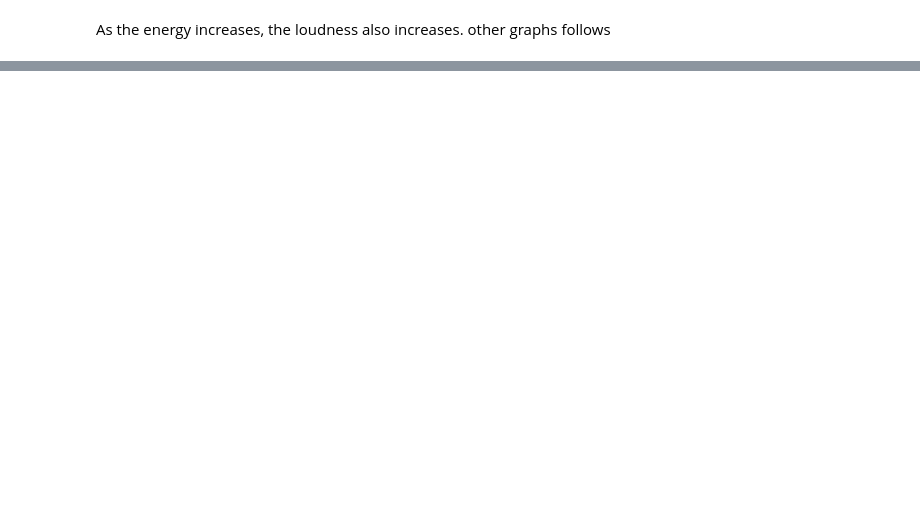
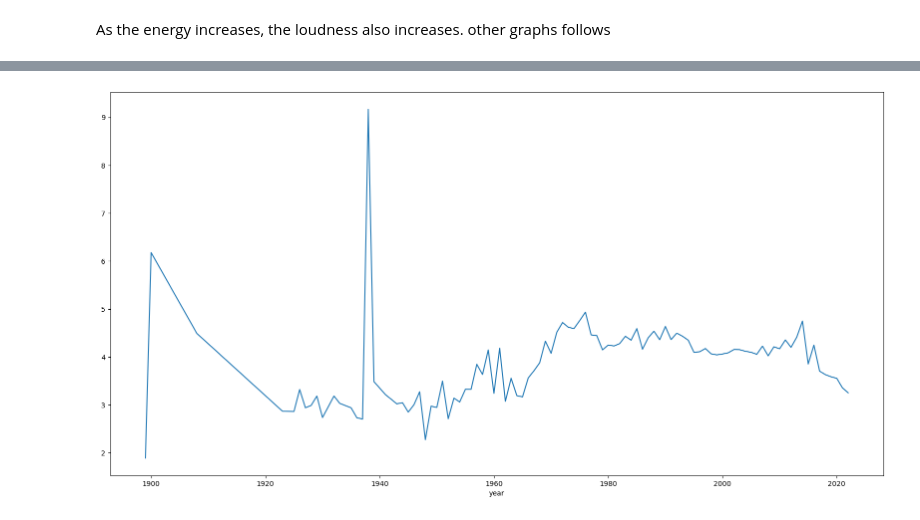
Before and after one commit to dapniii/DATA102-Spotify-Recommendation-System, a Jupyter notebook: main_project.ipynb, the cells around one changed output, grey strips where cells are left out. Drawn from its saved outputs; the diff is of its cells as text; code cells hidden in the pictures; blank space fills up the shorter version.

```diff
--- a/main_project.ipynb
+++ b/main_project.ipynb
@@ -557,0 +632,6 @@ KeyError: 'Requested level (release_date) does not match index name (None)'
+# %%
+# Average duration of tracks per year
+spotify_year_df['duration']['mean'].plot(figsize=(20,10))
+plt.show()
+# %% [output]
+[figure, added]
```
Also changed, not shown: parts of 20 cells of this notebook.
